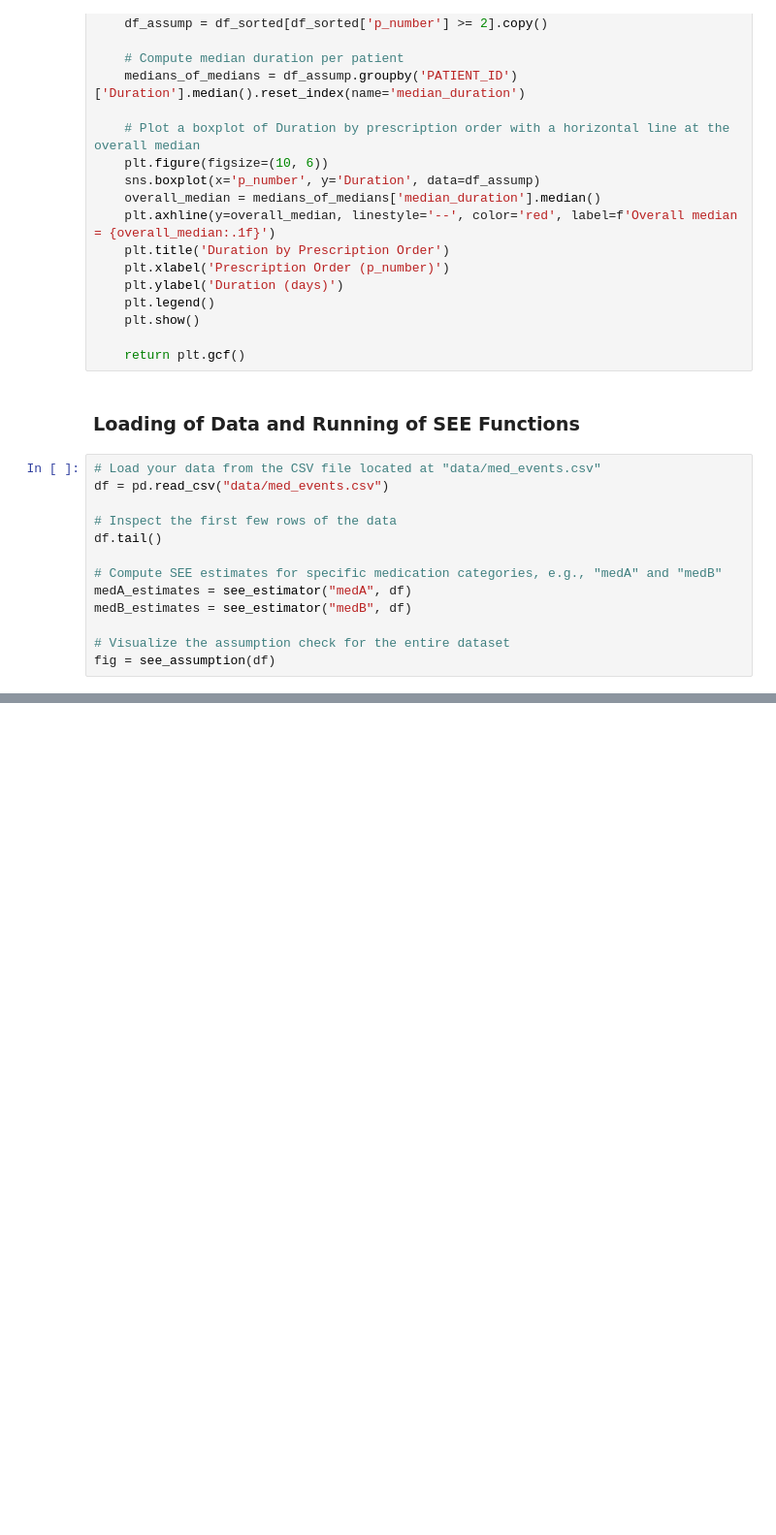
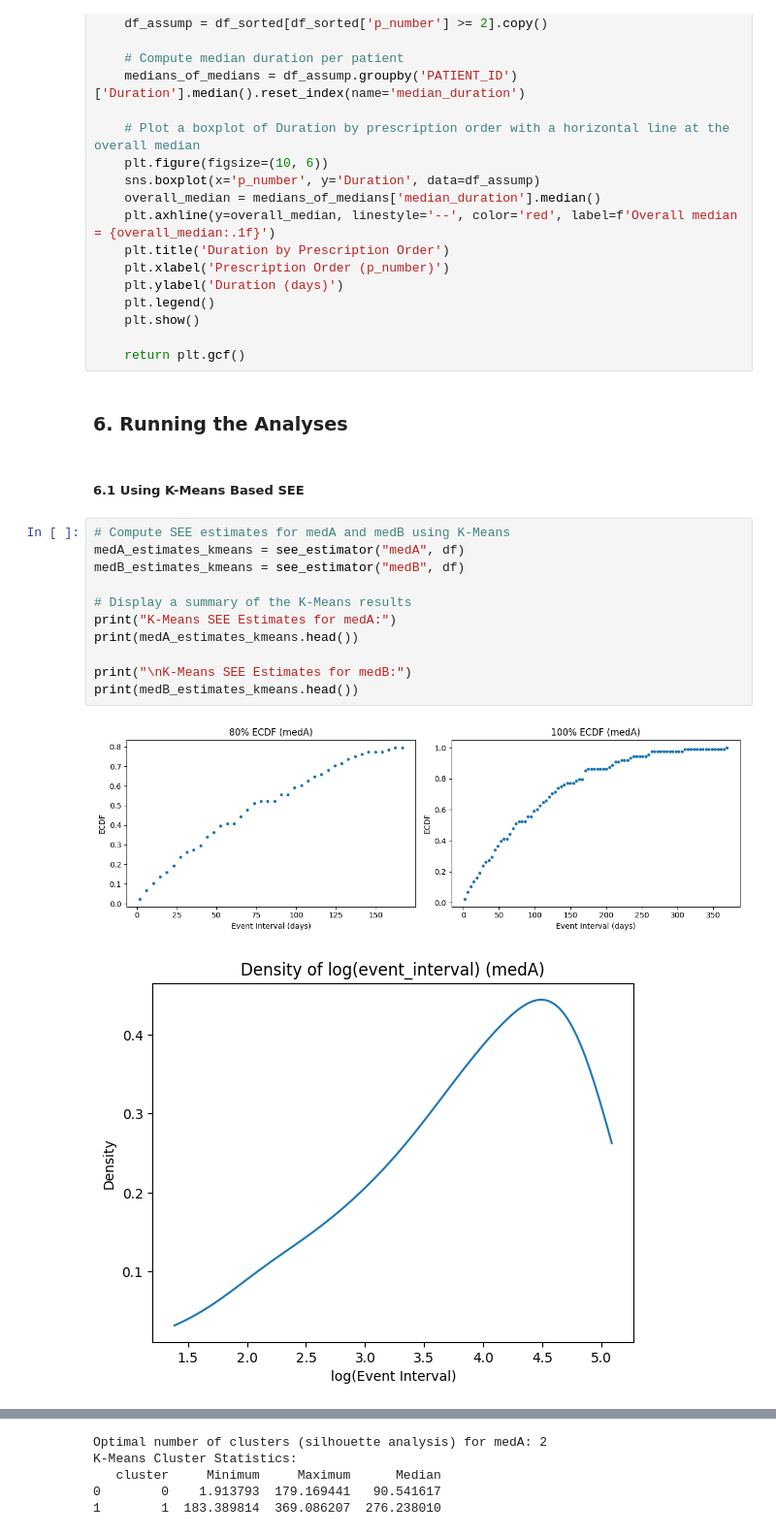
Before and after one commit to Ariisss/SEE_PY, a Jupyter notebook: SEE_MAIN.ipynb, the cells around one changed output, grey strips where cells are left out. Shown at 97% size. Saved outputs shown, nothing was run; the diff lists cells and outputs as text; blank space fills up the shorter version.

```diff
--- a/SEE_MAIN.ipynb
+++ b/SEE_MAIN.ipynb
@@ -205,18 +314,21 @@ def see_assumption(df):
     plt.show()
 
     return plt.gcf()
-# %% [markdown]
-### Loading of Data and Running of SEE Functions
-# %%
-# Load your data from the CSV file located at "data/med_events.csv"
-df = pd.read_csv("data/med_events.csv")
-
-# Inspect the first few rows of the data
-df.tail()
-
-# Compute SEE estimates for specific medication categories, e.g., "medA" and "medB"
-medA_estimates = see_estimator("medA", df)
-medB_estimates = see_estimator("medB", df)
-
-# Visualize the assumption check for the entire dataset
-fig = see_assumption(df)
+# %% [markdown]
+### 6. Running the Analyses
+# %% [markdown]
+##### 6.1 Using K-Means Based SEE
+# %%
+# Compute SEE estimates for medA and medB using K-Means
+medA_estimates_kmeans = see_estimator("medA", df)
+medB_estimates_kmeans = see_estimator("medB", df)
+
+# Display a summary of the K-Means results
+print("K-Means SEE Estimates for medA:")
+print(medA_estimates_kmeans.head())
+
+print("\nK-Means SEE Estimates for medB:")
+print(medB_estimates_kmeans.head())
+# %% [output]
+[figure, added]
+[figure, added]
@@ -222,0 +336,5 @@ fig = see_assumption(df)
+Optimal number of clusters (silhouette analysis) for medA: 2
+K-Means Cluster Statistics:
+   cluster     Minimum     Maximum      Median
+0        0    1.913793  179.169441   90.541617
+1        1  183.389814  369.086207  276.238010
```
Also changed, not shown: parts of 20 cells of this notebook.
